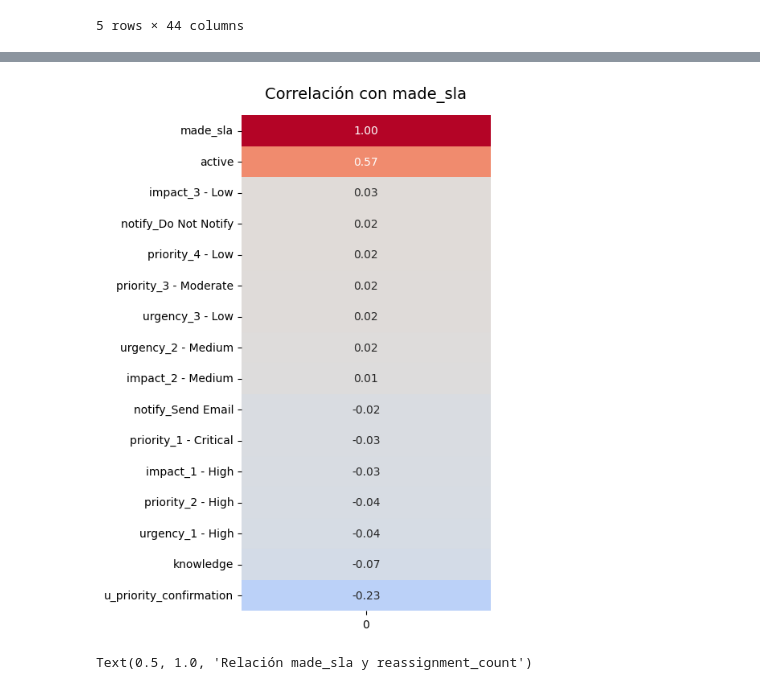
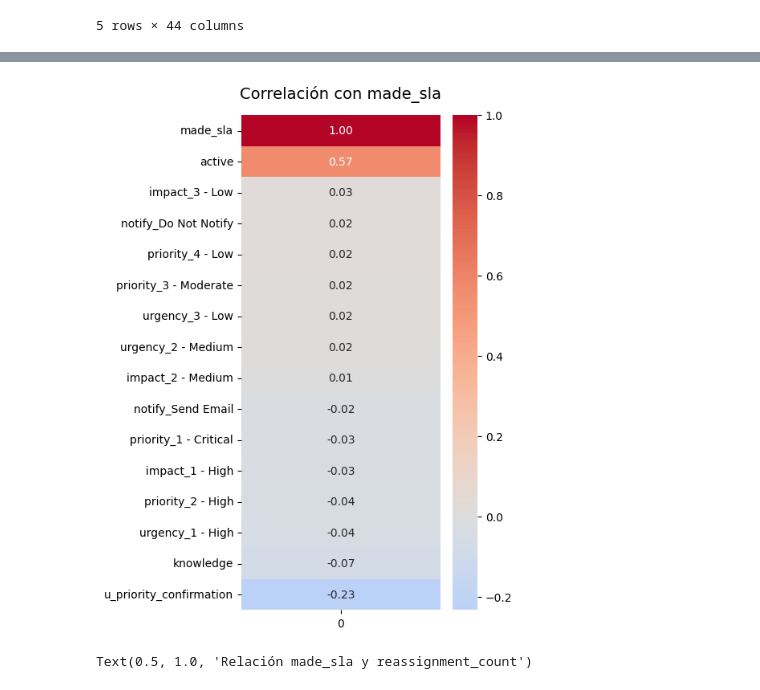
Before and after one commit to sofiapaezpascua-ops/Proyecto-1, a Jupyter notebook: Tarea2-Exploracion_Datos /exploracón de datos.ipynb, the cells around one changed output, grey strips where cells are left out. Cells and saved outputs as stored; diff of their text form; code cells hidden in the pictures.

```diff
--- a/Tarea2-Exploracion_Datos /exploracón de datos.ipynb
+++ b/Tarea2-Exploracion_Datos /exploracón de datos.ipynb
@@ -55,25 +55,25 @@ dtype: float64
 # %%
 #Grafica para comparar con las variables categoricas:
 df3 = df2.drop(["reassignment_count","reopen_count","sys_mod_count"],axis=1)
 
 # Graficar mapa de calor:
 
 corr = ((df3.corrwith(df3["made_sla"]))).sort_values(ascending=False)
 
 plt.figure(figsize=(4,8))
 sns.heatmap(
     corr.to_frame(),
     annot=True,
     fmt=".2f",
     cmap="coolwarm",
     center=0,
-    cbar=False
+    cbar=True
 )
 plt.title("Correlación con made_sla", fontsize=14, pad=15)
 plt.yticks(rotation=0)
 plt.show()
 # %% [output]
-[figure, old version]
+[figure, new version]
 # %%
 #Gráfica categoricas vs. continuas
 
```
Also changed, not shown: parts of 9 cells of this notebook.
